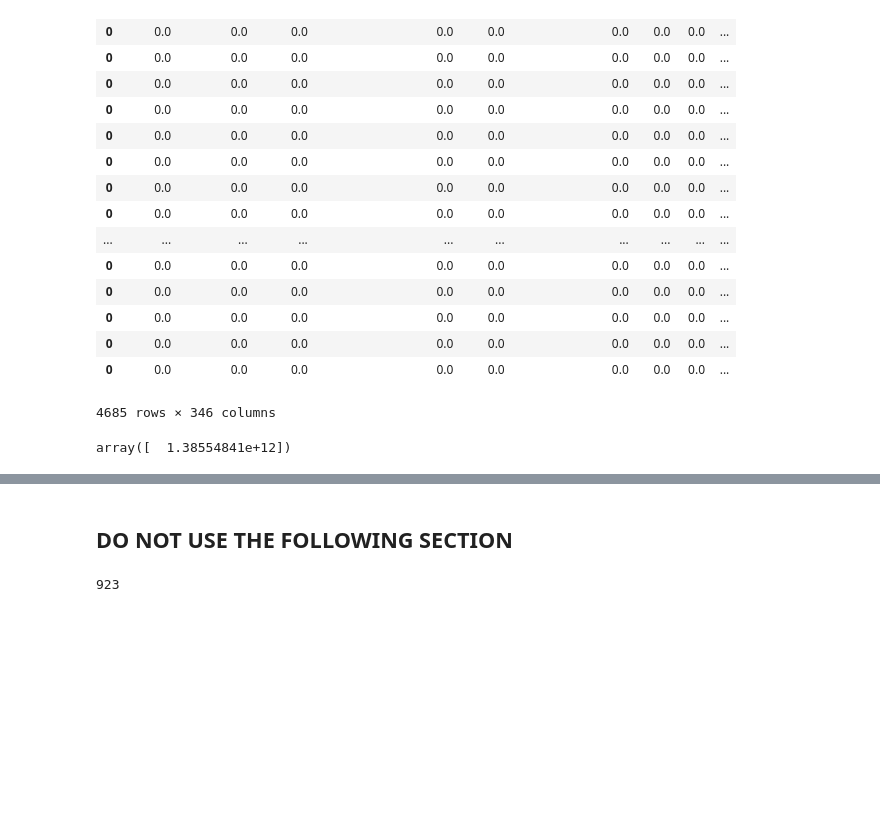
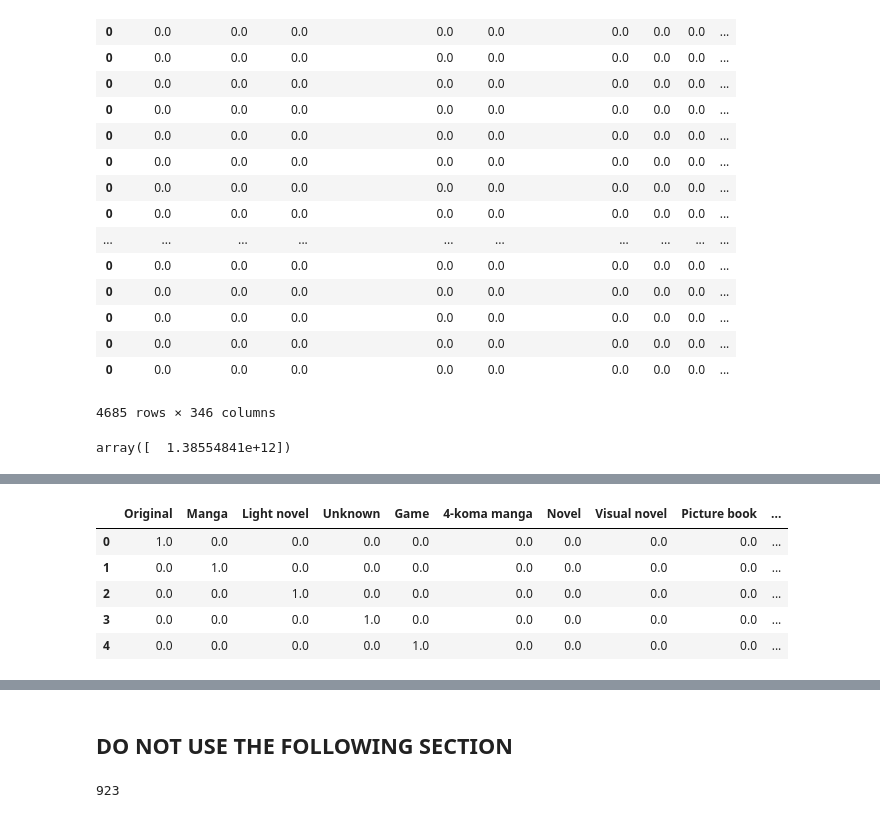
Before and after one commit to FourSwordKirby/MALDataScience, a Jupyter notebook: more_stats.ipynb, the cells around one changed output, grey strips where cells are left out. Cells and saved outputs as stored; diff of their text form; code cells hidden in the pictures; blank space fills up the shorter version.

```diff
--- a/more_stats.ipynb
+++ b/more_stats.ipynb
@@ -683,0 +704,9 @@ array([  1.38554841e+12])
+# %%
+make_source_features(MAL_df, all_sources).head()
+# %% [output]
+|  | Original | Manga | Light novel | Unknown | Game | 4-koma manga | Novel | Visual novel | Picture book | ... |
+| 0 | 1.0 | 0.0 | 0.0 | 0.0 | 0.0 | 0.0 | 0.0 | 0.0 | 0.0 | ... |
+| 1 | 0.0 | 1.0 | 0.0 | 0.0 | 0.0 | 0.0 | 0.0 | 0.0 | 0.0 | ... |
+| 2 | 0.0 | 0.0 | 1.0 | 0.0 | 0.0 | 0.0 | 0.0 | 0.0 | 0.0 | ... |
+| 3 | 0.0 | 0.0 | 0.0 | 1.0 | 0.0 | 0.0 | 0.0 | 0.0 | 0.0 | ... |
+| 4 | 0.0 | 0.0 | 0.0 | 0.0 | 1.0 | 0.0 | 0.0 | 0.0 | 0.0 | ... |
```
Also changed, not shown: parts of 13 cells of this notebook.
